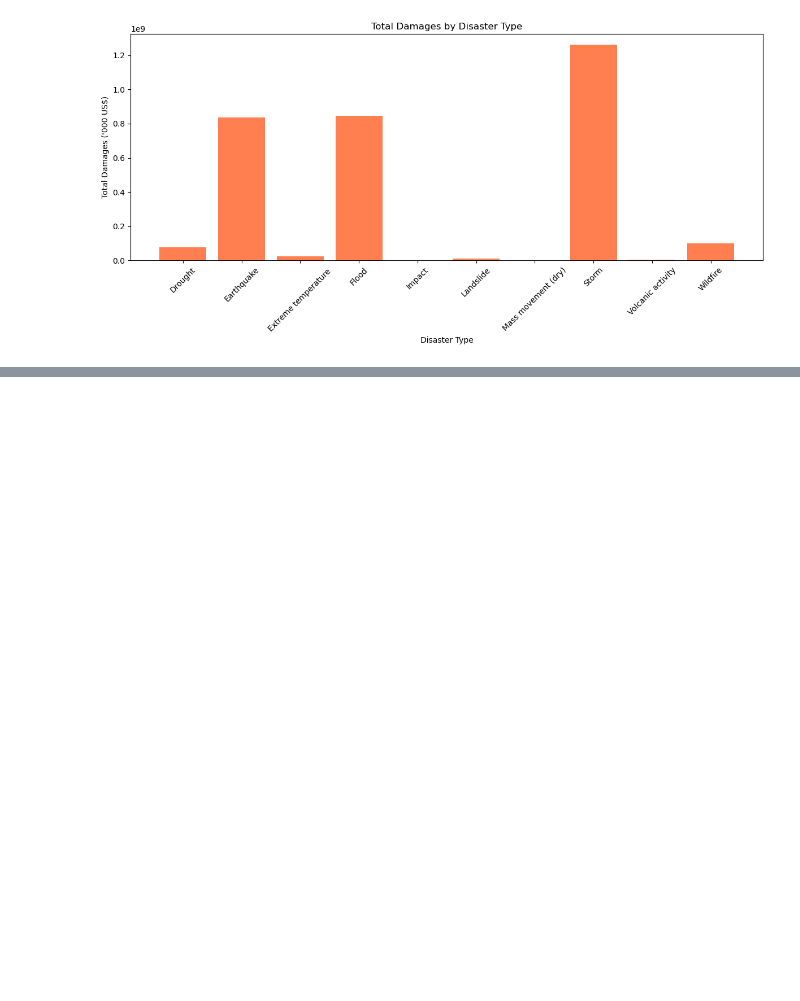
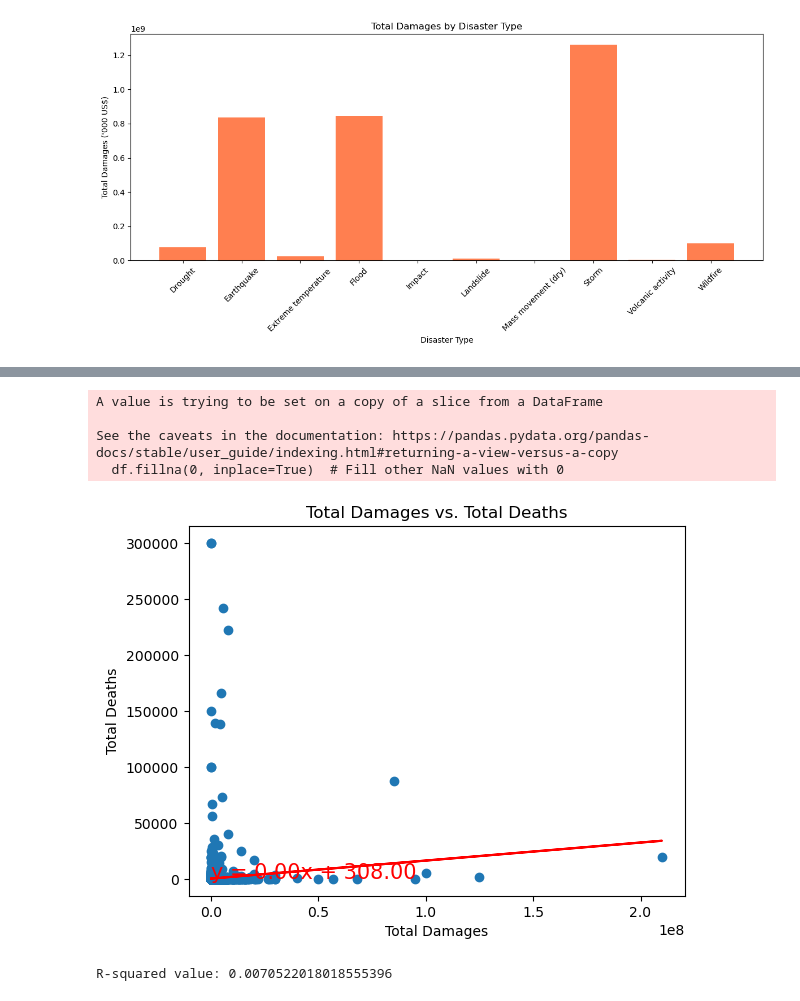
Before and after one commit to SaraJZ95/Global_Natural_Disasters-Analysis-Project-, a Jupyter notebook: main.ipynb, the cells around one changed output, grey strips where cells are left out. Cells and saved outputs as stored; diff of their text form; code cells hidden in the pictures; blank space fills up the shorter version.

```diff
--- a/main.ipynb
+++ b/main.ipynb
@@ -531,0 +597,44 @@ plt.show()
+# %%
+def linear_regression_plot(x_values, y_values, x_label, y_label, title):
+    # Perform linear regression
+    (slope, intercept, r_value, p_value, std_err) = st.linregress(x_values, y_values)
+
+    # Get regression line values
+    regress_values = x_values * slope + intercept
+    line_eq = f"y = {slope:.2f}x + {intercept:.2f}"
+
+    # Create scatter plot
+    plt.scatter(x_values, y_values)
+
+    # Plot regression line
+    plt.plot(x_values, regress_values, "r-")
+
+    # Annotate the regression line equation
+    plt.annotate(line_eq, (x_values.min(), y_values.min()), fontsize=15, color="red")
+
+    # Add labels and title
+    plt.xlabel(x_label)
+    plt.ylabel(y_label)
+    plt.title(title)
+
+    # Show the plot
+    plt.show()
+
+    return r_value
+
+df = clean_disaster_metadata.dropna(subset=['Total Deaths'])  # Drop rows where 'Total Deaths' is NaN
+df.fillna(0, inplace=True)  # Fill other NaN values with 0
+
+# Example usage of the function
+x_values = df["Total Damages ('000 US$)"]
+y_values = df['Total Deaths']
+
+r_value = linear_regression_plot(x_values, y_values, 'Total Damages', 'Total Deaths', 'Total Damages vs. Total Deaths')
+print(f"R-squared value: {r_value**2}")
+# %% [output]
+A value is trying to be set on a copy of a slice from a DataFrame
+
+See the caveats in the documentation: https://pandas.pydata.org/pandas-docs/stable/user_guide/indexing.html#returning-a-view-versus-a-copy
+  df.fillna(0, inplace=True)  # Fill other NaN values with 0
+[figure, added]
+R-squared value: 0.0070522018018555396
```
Also changed, not shown: parts of 15 cells of this notebook, 5 other files.
